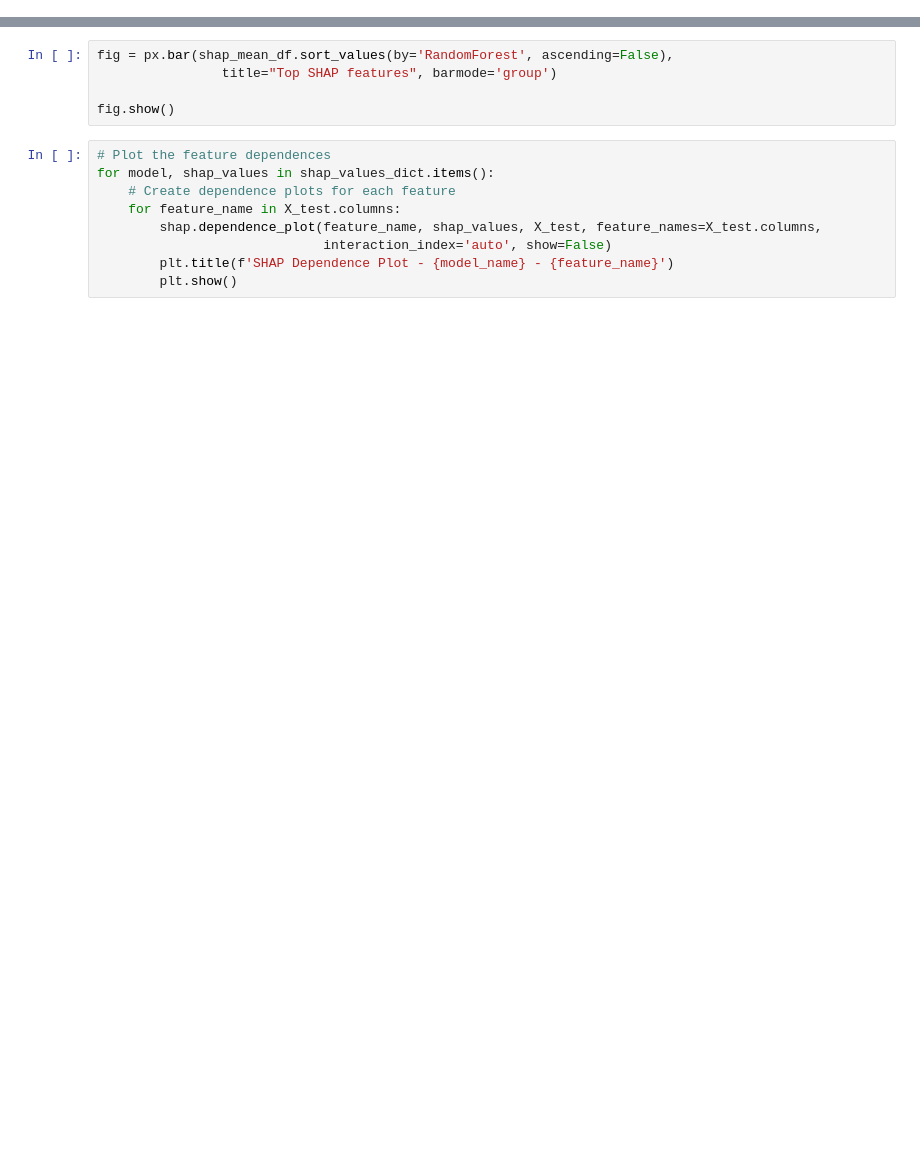
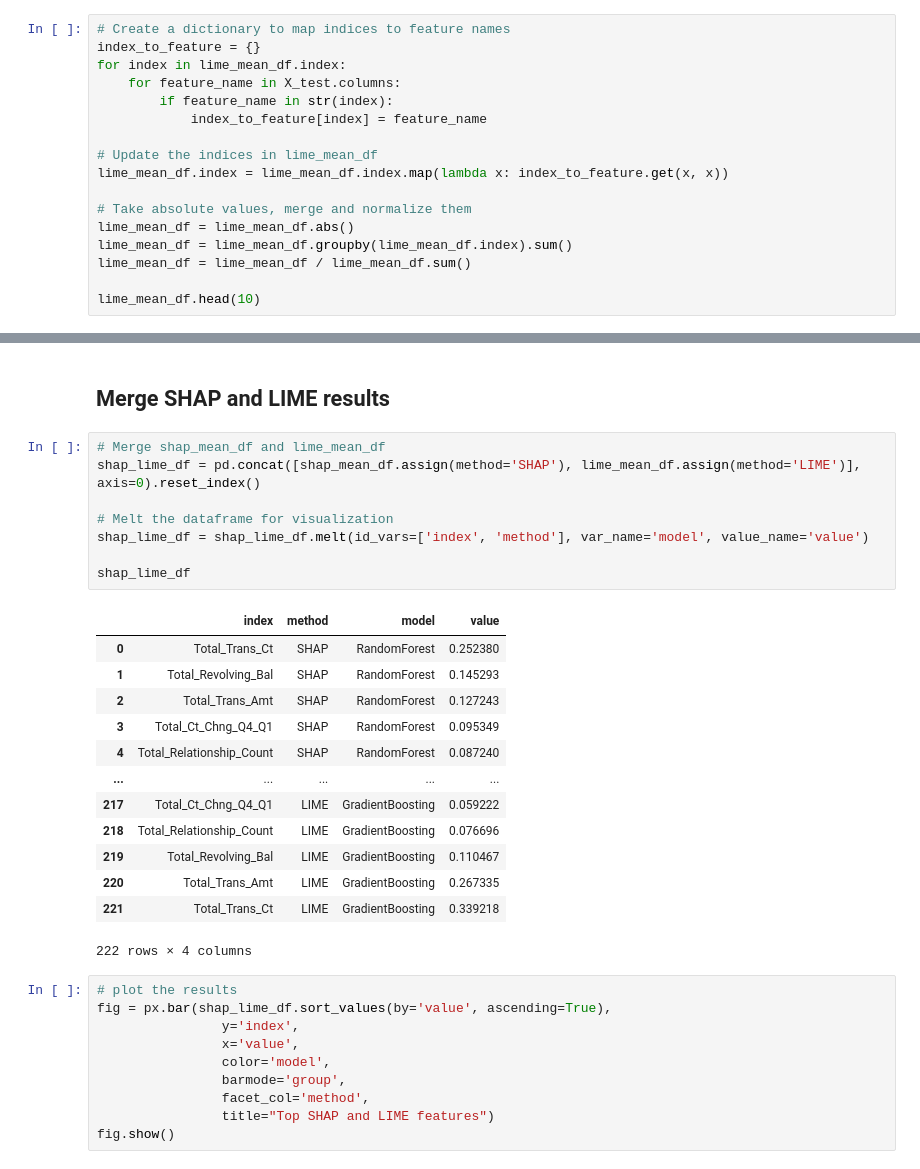
Before and after one commit to gil612/ML_Bank_Churners, a Jupyter notebook: shap_marc.ipynb, the cells around one changed output, grey strips where cells are left out. Saved outputs shown, nothing was run; the diff lists cells and outputs as text; blank space fills up the shorter version.

```diff
--- a/shap_marc.ipynb
+++ b/shap_marc.ipynb
@@ -115,0 +204,17 @@ shap_mean_df.head(10)
+# %%
+# Create a dictionary to map indices to feature names
+index_to_feature = {}
+for index in lime_mean_df.index:
+    for feature_name in X_test.columns:
+        if feature_name in str(index):
+            index_to_feature[index] = feature_name
+
+# Update the indices in lime_mean_df
+lime_mean_df.index = lime_mean_df.index.map(lambda x: index_to_feature.get(x, x))
+
+# Take absolute values, merge and normalize them
+lime_mean_df = lime_mean_df.abs()
+lime_mean_df = lime_mean_df.groupby(lime_mean_df.index).sum()
+lime_mean_df = lime_mean_df / lime_mean_df.sum()
+
+lime_mean_df.head(10)
@@ -116,14 +233,34 @@ shap_mean_df.head(10)
+# %% [markdown]
+## Merge SHAP and LIME results
+# %%
+# Merge shap_mean_df and lime_mean_df
+shap_lime_df = pd.concat([shap_mean_df.assign(method='SHAP'), lime_mean_df.assign(method='LIME')], axis=0).reset_index()
+
+# Melt the dataframe for visualization
+shap_lime_df = shap_lime_df.melt(id_vars=['index', 'method'], var_name='model', value_name='value')
+
+shap_lime_df
+# %% [output]
+|  | index | method | model | value |
+| 0 | Total_Trans_Ct | SHAP | RandomForest | 0.252380 |
+| 1 | Total_Revolving_Bal | SHAP | RandomForest | 0.145293 |
+| 2 | Total_Trans_Amt | SHAP | RandomForest | 0.127243 |
+| 3 | Total_Ct_Chng_Q4_Q1 | SHAP | RandomForest | 0.095349 |
+| 4 | Total_Relationship_Count | SHAP | RandomForest | 0.087240 |
+| ... | ... | ... | ... | ... |
+| 217 | Total_Ct_Chng_Q4_Q1 | LIME | GradientBoosting | 0.059222 |
+| 218 | Total_Relationship_Count | LIME | GradientBoosting | 0.076696 |
+| 219 | Total_Revolving_Bal | LIME | GradientBoosting | 0.110467 |
+| 220 | Total_Trans_Amt | LIME | GradientBoosting | 0.267335 |
+| 221 | Total_Trans_Ct | LIME | GradientBoosting | 0.339218 |
+222 rows × 4 columns
 # %%
-fig = px.bar(shap_mean_df.sort_values(by='RandomForest', ascending=False),
-                title="Top SHAP features", barmode='group')
-
+# plot the results
+fig = px.bar(shap_lime_df.sort_values(by='value', ascending=True),
+                y='index',
+                x='value',
+                color='model',
+                barmode='group',
+                facet_col='method',
+                title="Top SHAP and LIME features")
 fig.show()
-# %%
-# Plot the feature dependences
-for model, shap_values in shap_values_dict.items():
-    # Create dependence plots for each feature
-    for feature_name in X_test.columns:
-        shap.dependence_plot(feature_name, shap_values, X_test, feature_names=X_test.columns,
-                             interaction_index='auto', show=False)
-        plt.title(f'SHAP Dependence Plot - {model_name} - {feature_name}')
-        plt.show()
```
Also changed, not shown: parts of 12 cells of this notebook.
